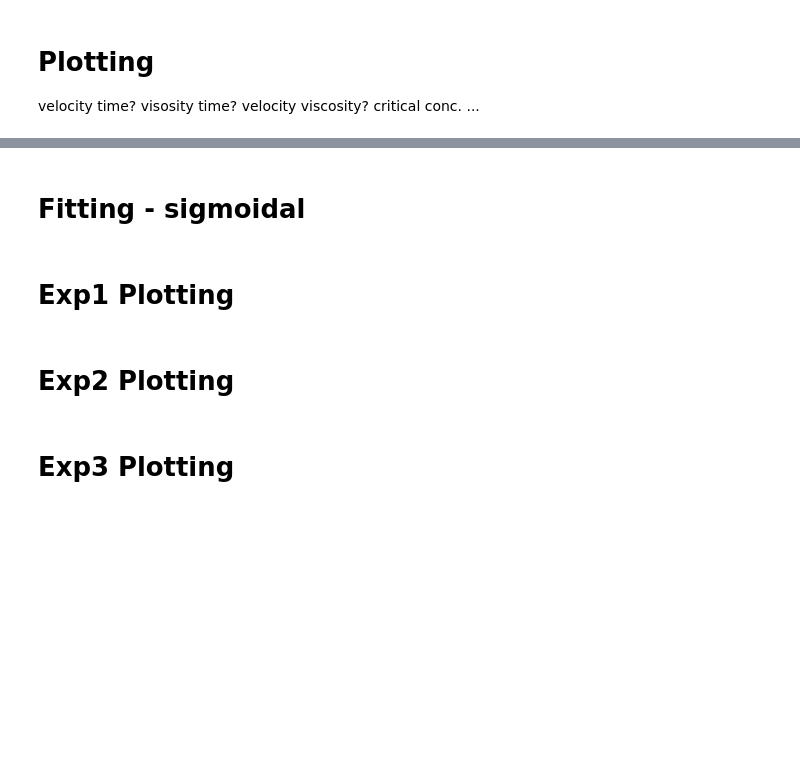
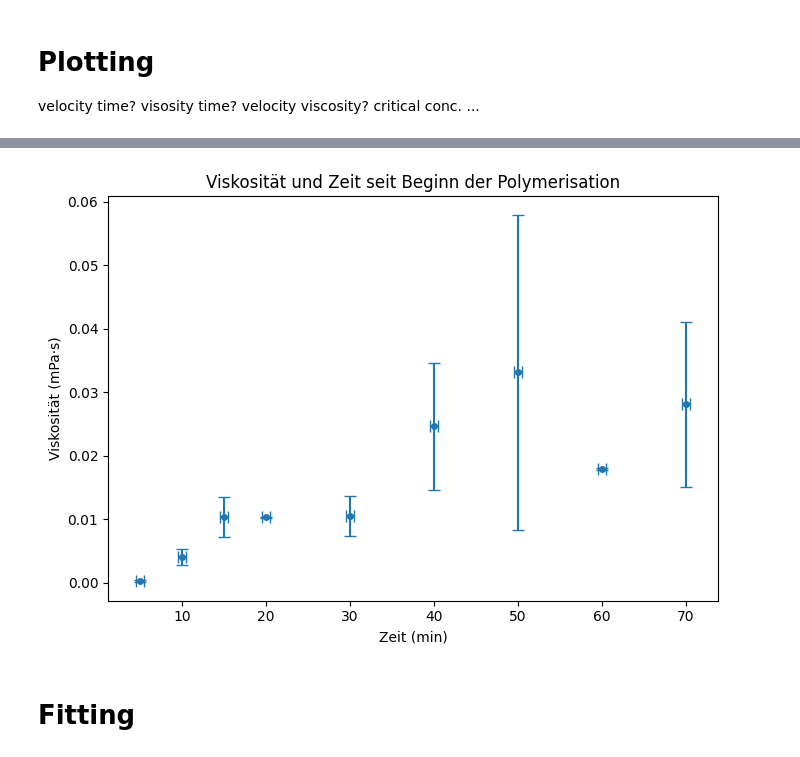
Before and after one commit to DaSch314/BPC-FILM, a Jupyter notebook: Aktinfitting1.ipynb, the cells around one changed output, grey strips where cells are left out. Drawn from its saved outputs; the diff is of its cells as text; code cells hidden in the pictures; blank space fills up the shorter version.

```diff
--- a/Aktinfitting1.ipynb
+++ b/Aktinfitting1.ipynb
@@ -162,0 +416,14 @@ Viscosity for velocity 0.16393442622950818 and angle 75: 0.0372406456881885 [???
+# %%
+# Viscosity error without outlier
+df_raw_rm_outlier["viscosity_error_mPa_s"] = df_raw_rm_outlier.apply(
+    lambda row: viscosity_error_formula(
+        K, roh_water, roh_kugel,
+        row["winkel_deg"],
+        d_kapillare_mm, d_kugel_mm,
+        g,
+        row["velocity_mm_per_s"],
+        row["velocity_error_mm_per_s"]
+    ),
+    axis=1
+)
+print(df_raw_rm_outlier["viscosity_error_mPa_s"])
@@ -288,8 +515,26 @@ plt.show()
+# %%
+# Viscosity without outlier
+import matplotlib.pyplot as plt
+
+plt.figure(figsize=(7,5))
+
+plt.errorbar(
+    df_raw_rm_outlier["mean_time_min"],
+    df_raw_rm_outlier["viscosity_mPa_s"],
+    xerr=df_raw_rm_outlier["time_error_min"],
+    yerr=df_raw_rm_outlier["viscosity_error_mPa_s"],
+    fmt='o',
+    markersize=4,      # kleinerer Marker
+    capsize=4
+)
+
+plt.xlabel("Zeit (min)")
+plt.ylabel("Viskosität (mPa·s)")
+plt.title("Viskosität und Zeit seit Beginn der Polymerisation")
+
+plt.tight_layout()
+plt.show()
+# %% [output]
+[figure, added]
 # %% [markdown]
-# Fitting - sigmoidal
+# Fitting
-# %% [markdown]
-# Exp1 Plotting
-# %% [markdown]
-# Exp2 Plotting
-# %% [markdown]
-# Exp3 Plotting
```
Also changed, not shown: parts of 35 cells of this notebook, 3 other files.
